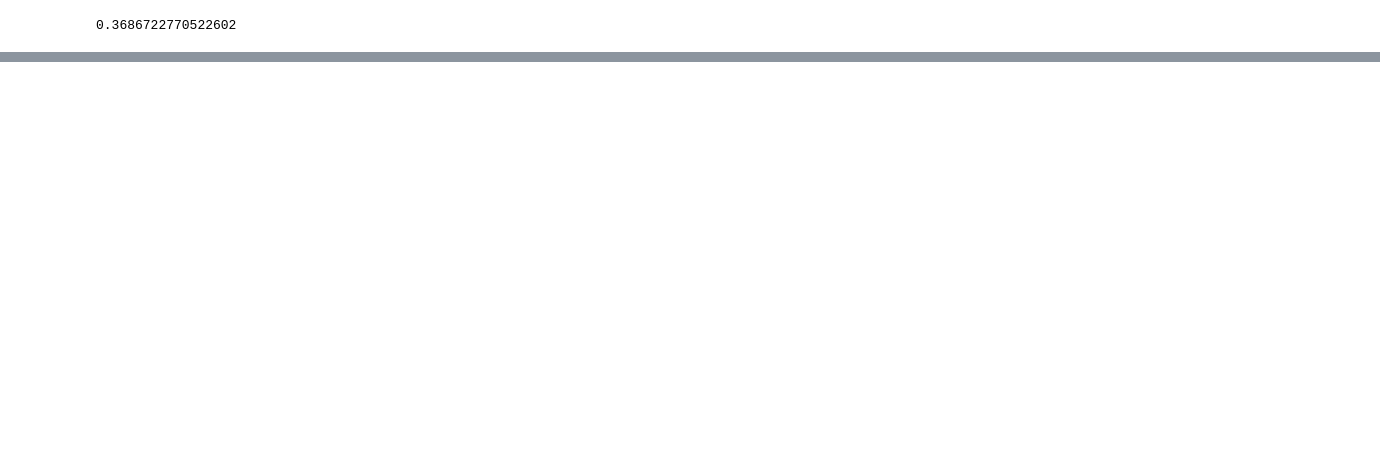
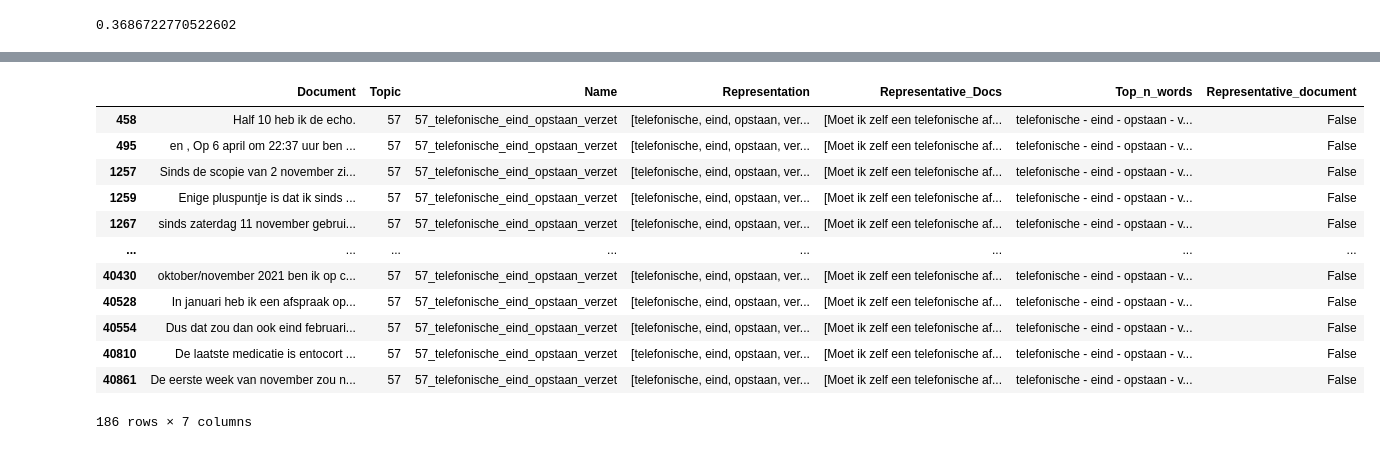
Before and after one commit to MaastrichtU-CDS/MyIBDcoachNLP, a Jupyter notebook: notebooks/analysis_of_sentences/sentencetransformer_new_input.ipynb, the cells around one changed output, grey strips where cells are left out. Cells and saved outputs as stored; diff of their text form; code cells hidden in the pictures; blank space fills up the shorter version.

```diff
--- a/notebooks/analysis_of_sentences/sentencetransformer_new_input.ipynb
+++ b/notebooks/analysis_of_sentences/sentencetransformer_new_input.ipynb
@@ -429,0 +535,18 @@ annotated_df_lg['Sentence_ID'] = annotated_df_lg['Sentence_ID'].astype(str)
+# %%
+doc_info = topic_model.get_document_info(sentences)
+pd.set_option("display.max_colwidth", 200)
+doc_info[doc_info["Topic"] == 57]
+# %% [output]
+|  | Document | Topic | Name | Representation | Representative_Docs | Top_n_words | Representative_document |
+| 458 | Half 10 heb ik de echo. | 57 | 57_telefonische_eind_opstaan_verzet | [telefonische, eind, opstaan, ver... | [Moet ik zelf een telefonische af... | telefonische - eind - opstaan - v... | False |
+| 495 | en , Op 6 april om 22:37 uur ben ... | 57 | 57_telefonische_eind_opstaan_verzet | [telefonische, eind, opstaan, ver... | [Moet ik zelf een telefonische af... | telefonische - eind - opstaan - v... | False |
+| 1257 | Sinds de scopie van 2 november zi... | 57 | 57_telefonische_eind_opstaan_verzet | [telefonische, eind, opstaan, ver... | [Moet ik zelf een telefonische af... | telefonische - eind - opstaan - v... | False |
+| 1259 | Enige pluspuntje is dat ik sinds ... | 57 | 57_telefonische_eind_opstaan_verzet | [telefonische, eind, opstaan, ver... | [Moet ik zelf een telefonische af... | telefonische - eind - opstaan - v... | False |
+| 1267 | sinds zaterdag 11 november gebrui... | 57 | 57_telefonische_eind_opstaan_verzet | [telefonische, eind, opstaan, ver... | [Moet ik zelf een telefonische af... | telefonische - eind - opstaan - v... | False |
+| ... | ... | ... | ... | ... | ... | ... | ... |
+| 40430 | oktober/november 2021 ben ik op c... | 57 | 57_telefonische_eind_opstaan_verzet | [telefonische, eind, opstaan, ver... | [Moet ik zelf een telefonische af... | telefonische - eind - opstaan - v... | False |
+| 40528 | In januari heb ik een afspraak op... | 57 | 57_telefonische_eind_opstaan_verzet | [telefonische, eind, opstaan, ver... | [Moet ik zelf een telefonische af... | telefonische - eind - opstaan - v... | False |
+| 40554 | Dus dat zou dan ook eind februari... | 57 | 57_telefonische_eind_opstaan_verzet | [telefonische, eind, opstaan, ver... | [Moet ik zelf een telefonische af... | telefonische - eind - opstaan - v... | False |
+| 40810 | De laatste medicatie is entocort ... | 57 | 57_telefonische_eind_opstaan_verzet | [telefonische, eind, opstaan, ver... | [Moet ik zelf een telefonische af... | telefonische - eind - opstaan - v... | False |
+| 40861 | De eerste week van november zou n... | 57 | 57_telefonische_eind_opstaan_verzet | [telefonische, eind, opstaan, ver... | [Moet ik zelf een telefonische af... | telefonische - eind - opstaan - v... | False |
+186 rows × 7 columns
```
Also changed, not shown: parts of 33 cells of this notebook, 1 other file.
